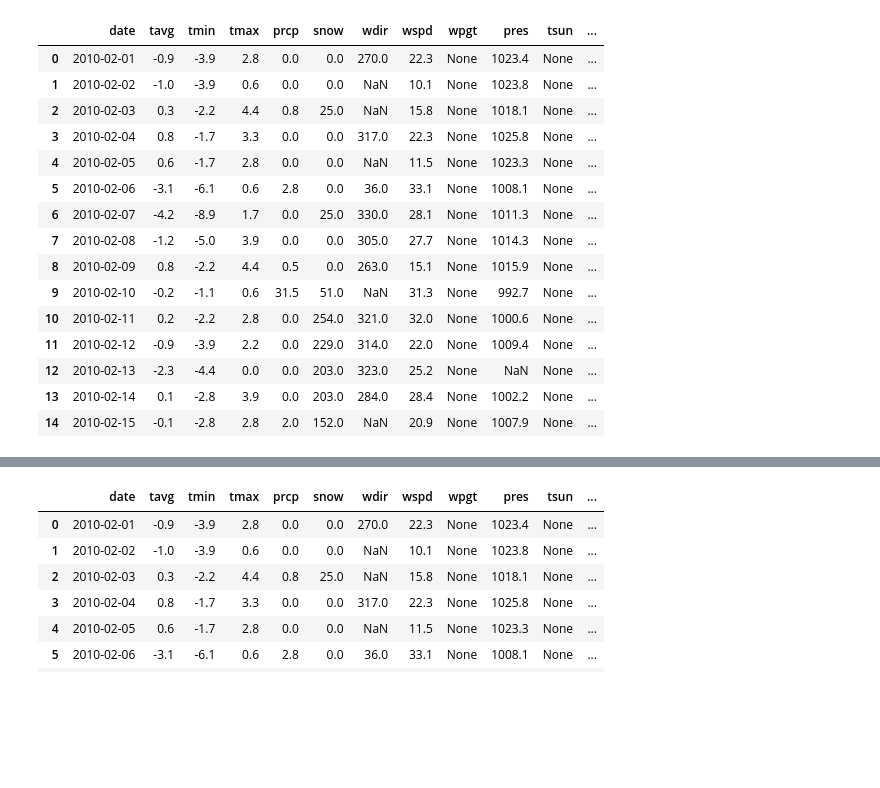
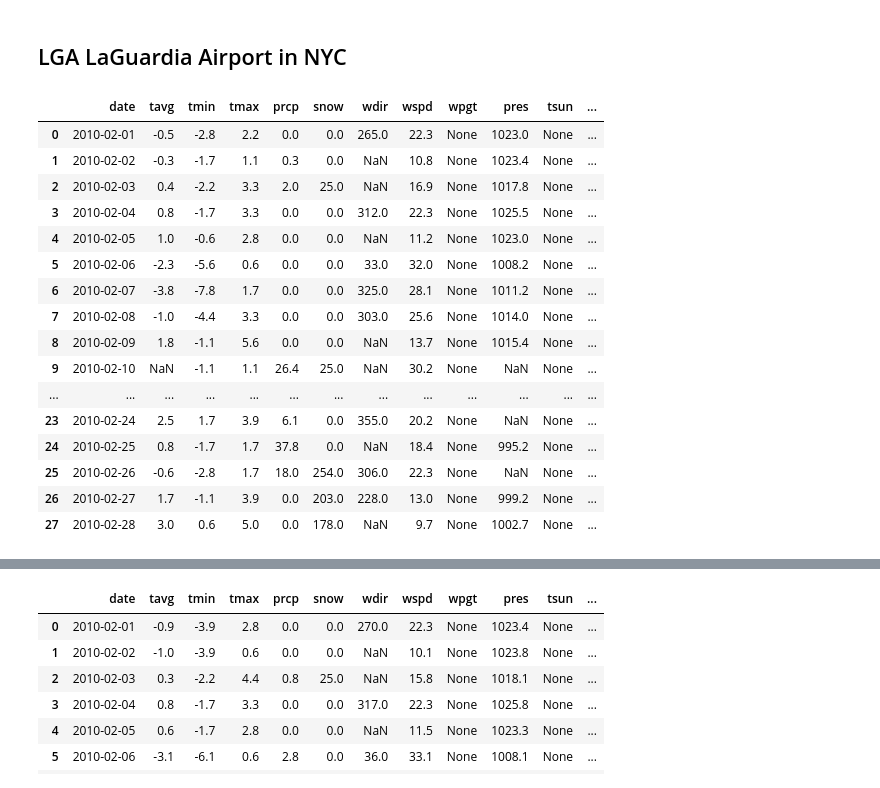
Before and after one commit to susanneferschl/da-sql-api-project-group-2_sf, a Jupyter notebook: renans_folder/renan_API.ipynb, the cells around one changed output, grey strips where cells are left out. Drawn from its saved outputs; the diff is of its cells as text; code cells hidden in the pictures; blank space fills up the shorter version.

```diff
--- a/renans_folder/renan_API.ipynb
+++ b/renans_folder/renan_API.ipynb
@@ -61,7 +83,7 @@ for station_id in station_ids:
     params = {
         'station': station_id,
         'start': '2010-02-01',
-        'end': '2010-02-15'
+        'end': '2010-02-28'
     }
 
     # Define the API endpoint and headers
@@ -95,6 +117,7 @@ weather_iad_2010_df = pd.concat(dfs, ignore_index=True)
 
 # Print the DataFrame
 weather_iad_2010_df
+#Washing Dulles International Airport, Washington DC.
 # %% [output]
 |  | date | tavg | tmin | tmax | prcp | snow | wdir | wspd | wpgt | pres | tsun | ... |
 | 0 | 2010-02-01 | -4.5 | -14.4 | 3.3 | 0.0 | 51.0 | NaN | 6.1 | None | 1026.4 | None | ... |
@@ -140,7 +261,7 @@ for station_id in station_ids:
     params = {
         'station': station_id,
         'start': '2010-02-01',
-        'end': '2010-02-15'
+        'end': '2010-02-28'
     }
 
     # Define the API endpoint and headers
@@ -174,6 +295,7 @@ weather_bwi_2010_df = pd.concat(dfs, ignore_index=True)
 
 # Print the DataFrame
 weather_bwi_2010_df
+#Baltimore/Washington International Thurgood Marshall Airport in Maryland
 # %% [output]
 |  | date | tavg | tmin | tmax | prcp | snow | wdir | wspd | wpgt | pres | tsun | ... |
 | 0 | 2010-02-01 | -4.5 | -14.4 | 3.3 | 0.0 | 51.0 | NaN | 6.1 | None | 1026.4 | None | ... |
@@ -219,7 +387,7 @@ for station_id in station_ids:
     params = {
         'station': station_id,
         'start': '2010-02-01',
-        'end': '2010-02-15'
+        'end': '2010-02-28'
     }
 
     # Define the API endpoint and headers
@@ -253,6 +421,7 @@ weather_phl_2010_df = pd.concat(dfs, ignore_index=True)
 
 # Print the DataFrame
 weather_phl_2010_df
+#Philadelphia International Airport (PHL) in Pennsylvania
 # %% [output]
 |  | date | tavg | tmin | tmax | prcp | snow | wdir | wspd | wpgt | pres | tsun | ... |
 | 0 | 2010-02-01 | -1.8 | -6.1 | 2.2 | 0.0 | 0.0 | 270.0 | 16.2 | None | 1025.3 | None | ... |
@@ -273,7 +614,7 @@ weather_phl_2010_df
 # %%
 #Retrieve API data
 #OUTPUT API data as dataframe
-#SCOPE EWR 2010
+#SCOPE JFK 2010
 
 import os
 from dotenv import load_dotenv
@@ -287,7 +628,7 @@ load_dotenv()
 api_key = os.getenv('rapid_api_key')
 
 # List of station IDs
-station_ids = ['KLDJ0']  # Insert IDs here
+station_ids = ['74486']  # Insert IDs here
 
 # List to store DataFrames for each station
 dfs = []
@@ -298,7 +639,7 @@ for station_id in station_ids:
     params = {
         'station': station_id,
         'start': '2010-02-01',
-        'end': '2010-02-15'
+        'end': '2010-02-28'
     }
 
     # Define the API endpoint and headers
@@ -328,8 +669,8 @@ for station_id in station_ids:
         print(f"Failed to retrieve data for station ID: {station_id}")
 
 # Concatenate all DataFrames in the list into a single DataFrame
-weather_ewr_2010_df = pd.concat(dfs, ignore_index=True)
+weather_jfk_2010_df = pd.concat(dfs, ignore_index=True)
 
 # Print the DataFrame
-weather_ewr_2010_df
+weather_jfk_2010_df
 # %% [output]
@@ -337,7 +737,9 @@ weather_ewr_2010_df
+# %% [markdown]
+## LGA LaGuardia Airport in NYC
 # %%
 #Retrieve API data
 #OUTPUT API data as dataframe
-#SCOPE JKW 2010
+#SCOPE LGA 2010
 
 import os
 from dotenv import load_dotenv
@@ -351,7 +753,7 @@ load_dotenv()
 api_key = os.getenv('rapid_api_key')
 
 # List of station IDs
-station_ids = ['74486']  # Insert IDs here
+station_ids = ['72503']  # Insert IDs here
 
 # List to store DataFrames for each station
 dfs = []
@@ -362,54 +764,55 @@ for station_id in station_ids:
     params = {
         'station': station_id,
         'start': '2010-02-01',
-        'end': '2010-02-15'
+        'end': '2010-02-28'
     }
 
     # Define the API endpoint and headers
     url = 'https://meteostat.p.rapidapi.com/stations/daily'
     headers = {
         'x-rapidapi-host': 'meteostat.p.rapidapi.com',
         'x-rapidapi-key': api_key
     }
 
     # Make the API request
     response = requests.get(url, headers=headers, params=params)
 
     # Check if the request was successful
     if response.status_code == 200:
         # Extract JSON data from the response
         json_data = response.json()
 
         # Normalize the JSON data into a DataFrame
         weather_df = pd.json_normalize(json_data['data'], record_path=None, meta=['meta'])
 
         # Add station_id column
         weather_df['station_id'] = station_id
 
         # Append the DataFrame to the list
         dfs.append(weather_df)
     else:
         print(f"Failed to retrieve data for station ID: {station_id}")
 
 # Concatenate all DataFrames in the list into a single DataFrame
-weather_jfk_2010_df = pd.concat(dfs, ignore_index=True)
+weather_lga_2010_df = pd.concat(dfs, ignore_index=True)
 
 # Print the DataFrame
-weather_jfk_2010_df
+weather_lga_2010_df
 # %% [output]
 |  | date | tavg | tmin | tmax | prcp | snow | wdir | wspd | wpgt | pres | tsun | ... |
-| 0 | 2010-02-01 | -0.9 | -3.9 | 2.8 | 0.0 | 0.0 | 270.0 | 22.3 | None | 1023.4 | None | ... |
-| 1 | 2010-02-02 | -1.0 | -3.9 | 0.6 | 0.0 | 0.0 | NaN | 10.1 | None | 1023.8 | None | ... |
-| 2 | 2010-02-03 | 0.3 | -2.2 | 4.4 | 0.8 | 25.0 | NaN | 15.8 | None | 1018.1 | None | ... |
-| 3 | 2010-02-04 | 0.8 | -1.7 | 3.3 | 0.0 | 0.0 | 317.0 | 22.3 | None | 1025.8 | None | ... |
-| 4 | 2010-02-05 | 0.6 | -1.7 | 2.8 | 0.0 | 0.0 | NaN | 11.5 | None | 1023.3 | None | ... |
-| 5 | 2010-02-06 | -3.1 | -6.1 | 0.6 | 2.8 | 0.0 | 36.0 | 33.1 | None | 1008.1 | None | ... |
-| 6 | 2010-02-07 | -4.2 | -8.9 | 1.7 | 0.0 | 25.0 | 330.0 | 28.1 | None | 1011.3 | None | ... |
-| 7 | 2010-02-08 | -1.2 | -5.0 | 3.9 | 0.0 | 0.0 | 305.0 | 27.7 | None | 1014.3 | None | ... |
-| 8 | 2010-02-09 | 0.8 | -2.2 | 4.4 | 0.5 | 0.0 | 263.0 | 15.1 | None | 1015.9 | None | ... |
-| 9 | 2010-02-10 | -0.2 | -1.1 | 0.6 | 31.5 | 51.0 | NaN | 31.3 | None | 992.7 | None | ... |
-| 10 | 2010-02-11 | 0.2 | -2.2 | 2.8 | 0.0 | 254.0 | 321.0 | 32.0 | None | 1000.6 | None | ... |
-| 11 | 2010-02-12 | -0.9 | -3.9 | 2.2 | 0.0 | 229.0 | 314.0 | 22.0 | None | 1009.4 | None | ... |
-| 12 | 2010-02-13 | -2.3 | -4.4 | 0.0 | 0.0 | 203.0 | 323.0 | 25.2 | None | NaN | None | ... |
-| 13 | 2010-02-14 | 0.1 | -2.8 | 3.9 | 0.0 | 203.0 | 284.0 | 28.4 | None | 1002.2 | None | ... |
-| 14 | 2010-02-15 | -0.1 | -2.8 | 2.8 | 2.0 | 152.0 | NaN | 20.9 | None | 1007.9 | None | ... |
+| 0 | 2010-02-01 | -0.5 | -2.8 | 2.2 | 0.0 | 0.0 | 265.0 | 22.3 | None | 1023.0 | None | ... |
+| 1 | 2010-02-02 | -0.3 | -1.7 | 1.1 | 0.3 | 0.0 | NaN | 10.8 | None | 1023.4 | None | ... |
+| 2 | 2010-02-03 | 0.4 | -2.2 | 3.3 | 2.0 | 25.0 | NaN | 16.9 | None | 1017.8 | None | ... |
+| 3 | 2010-02-04 | 0.8 | -1.7 | 3.3 | 0.0 | 0.0 | 312.0 | 22.3 | None | 1025.5 | None | ... |
+| 4 | 2010-02-05 | 1.0 | -0.6 | 2.8 | 0.0 | 0.0 | NaN | 11.2 | None | 1023.0 | None | ... |
+| 5 | 2010-02-06 | -2.3 | -5.6 | 0.6 | 0.0 | 0.0 | 33.0 | 32.0 | None | 1008.2 | None | ... |
+| 6 | 2010-02-07 | -3.8 | -7.8 | 1.7 | 0.0 | 0.0 | 325.0 | 28.1 | None | 1011.2 | None | ... |
+| 7 | 2010-02-08 | -1.0 | -4.4 | 3.3 | 0.0 | 0.0 | 303.0 | 25.6 | None | 1014.0 | None | ... |
+| 8 | 2010-02-09 | 1.8 | -1.1 | 5.6 | 0.0 | 0.0 | NaN | 13.7 | None | 1015.4 | None | ... |
+| 9 | 2010-02-10 | NaN | -1.1 | 1.1 | 26.4 | 25.0 | NaN | 30.2 | None | NaN | None | ... |
+| ... | ... | ... | ... | ... | ... | ... | ... | ... | ... | ... | ... | ... |
+| 23 | 2010-02-24 | 2.5 | 1.7 | 3.9 | 6.1 | 0.0 | 355.0 | 20.2 | None | NaN | None | ... |
+| 24 | 2010-02-25 | 0.8 | -1.7 | 1.7 | 37.8 | 0.0 | NaN | 18.4 | None | 995.2 | None | ... |
+| 25 | 2010-02-26 | -0.6 | -2.8 | 1.7 | 18.0 | 254.0 | 306.0 | 22.3 | None | NaN | None | ... |
+| 26 | 2010-02-27 | 1.7 | -1.1 | 3.9 | 0.0 | 203.0 | 228.0 | 13.0 | None | 999.2 | None | ... |
+| 27 | 2010-02-28 | 3.0 | 0.6 | 5.0 | 0.0 | 178.0 | NaN | 9.7 | None | 1002.7 | None | ... |
```
Also changed, not shown: parts of 26 cells of this notebook.
